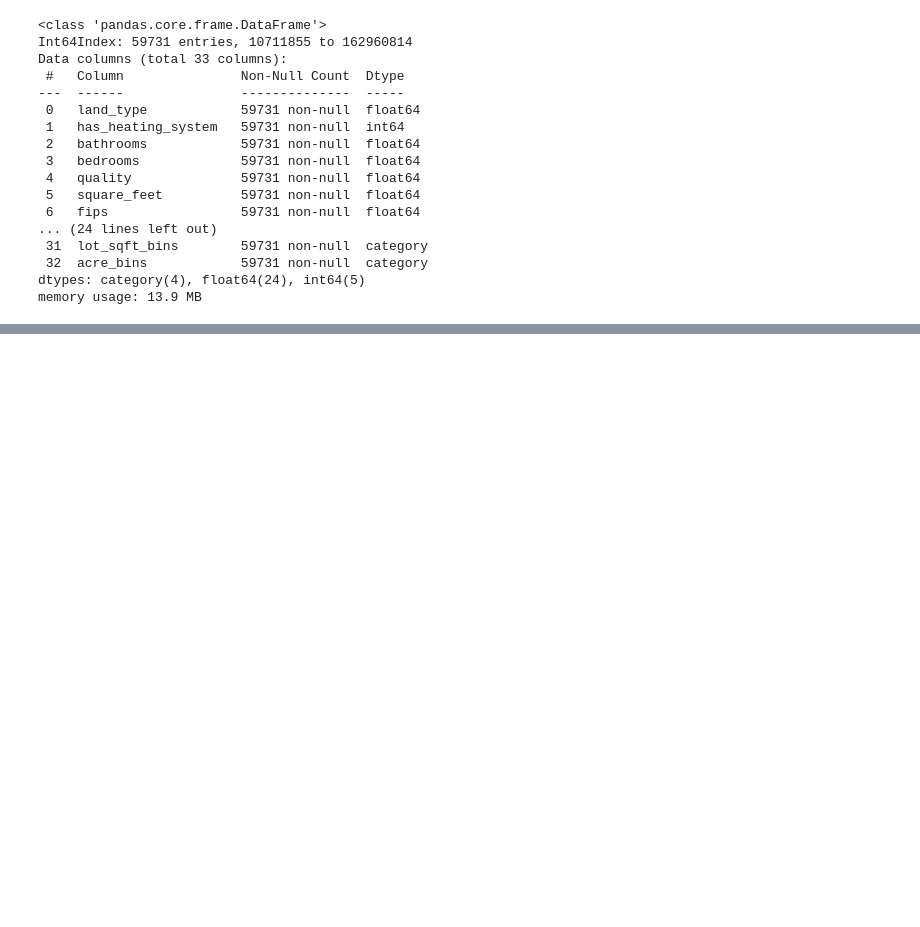
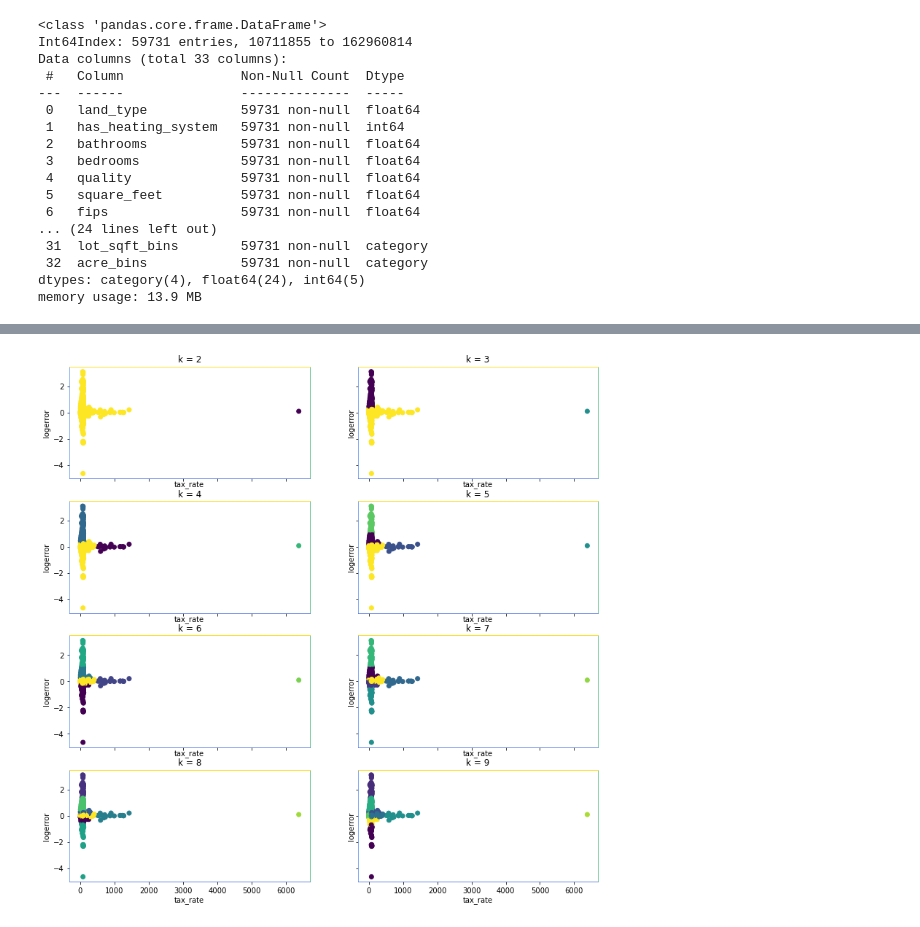
Before and after one commit to Zillow-Project/zillow_project_2021, a Jupyter notebook: Caitlyn/aquire_and_prepare.ipynb, the cells around one changed output, grey strips where cells are left out. Cells and saved outputs as stored; diff of their text form; code cells hidden in the pictures; blank space fills up the shorter version.

```diff
--- a/Caitlyn/aquire_and_prepare.ipynb
+++ b/Caitlyn/aquire_and_prepare.ipynb
@@ -616,0 +615,13 @@ train.to_csv("train_zillow.csv")
+# %%
+fig, axs = plt.subplots(4, 2, figsize=(13, 13), sharex=True, sharey=True)
+
+for ax, k in zip(axs.ravel(), range(2, 10)):
+    clusters = KMeans(k).fit(A_scaled).predict(A_scaled)
+    ax.scatter(A.tax_rate, A.logerror, c=clusters, cmap='viridis_r')
+    ax.spines["bottom"].set_color("royalblue")
+    ax.spines["left"].set_color("cornflowerblue")
+    ax.spines["top"].set_color("gold")
+    ax.spines["right"].set_color("mediumseagreen")
+    ax.set(title='k = {}'.format(k), xlabel='tax_rate', ylabel='logerror')
+# %% [output]
+[figure, added]
```
Also changed, not shown: parts of 14 cells of this notebook.
